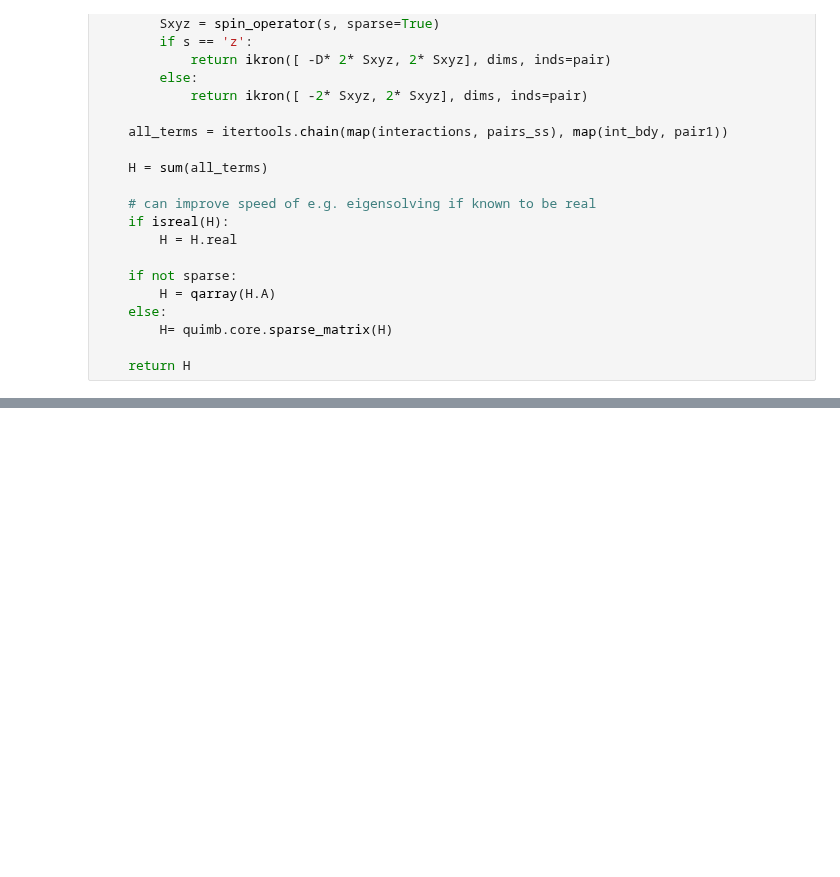
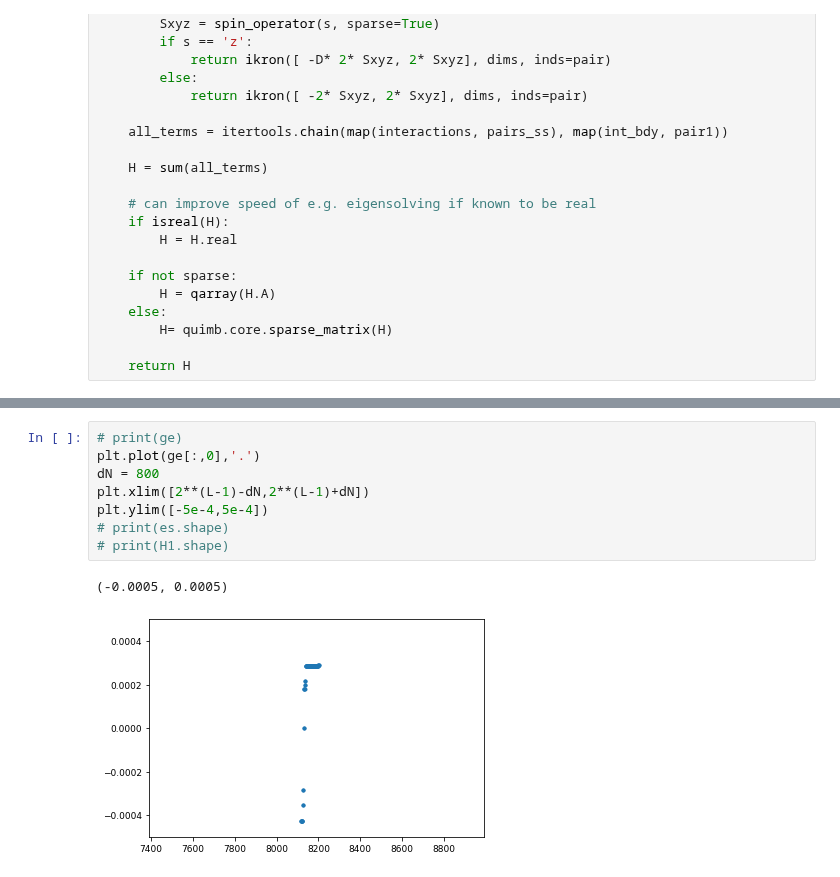
Before and after one commit to hassan-shap/RMT, a Jupyter notebook: XXZ-spinchain.ipynb, the cells around one changed output, grey strips where cells are left out. Cells and saved outputs as stored; diff of their text form; blank space fills up the shorter version.

```diff
--- a/XXZ-spinchain.ipynb
+++ b/XXZ-spinchain.ipynb
@@ -205,2 +217,13 @@ plt.ylim([-1e-4,1e-4])
+# %%
+# print(ge)
+plt.plot(ge[:,0],'.')
+dN = 800
+plt.xlim([2**(L-1)-dN,2**(L-1)+dN])
+plt.ylim([-5e-4,5e-4])
+# print(es.shape)
+# print(H1.shape)
+# %% [output]
+(-0.0005, 0.0005)
+[figure, added]
 # %%
 r=2
```
Also changed, not shown: parts of 6 cells of this notebook.
